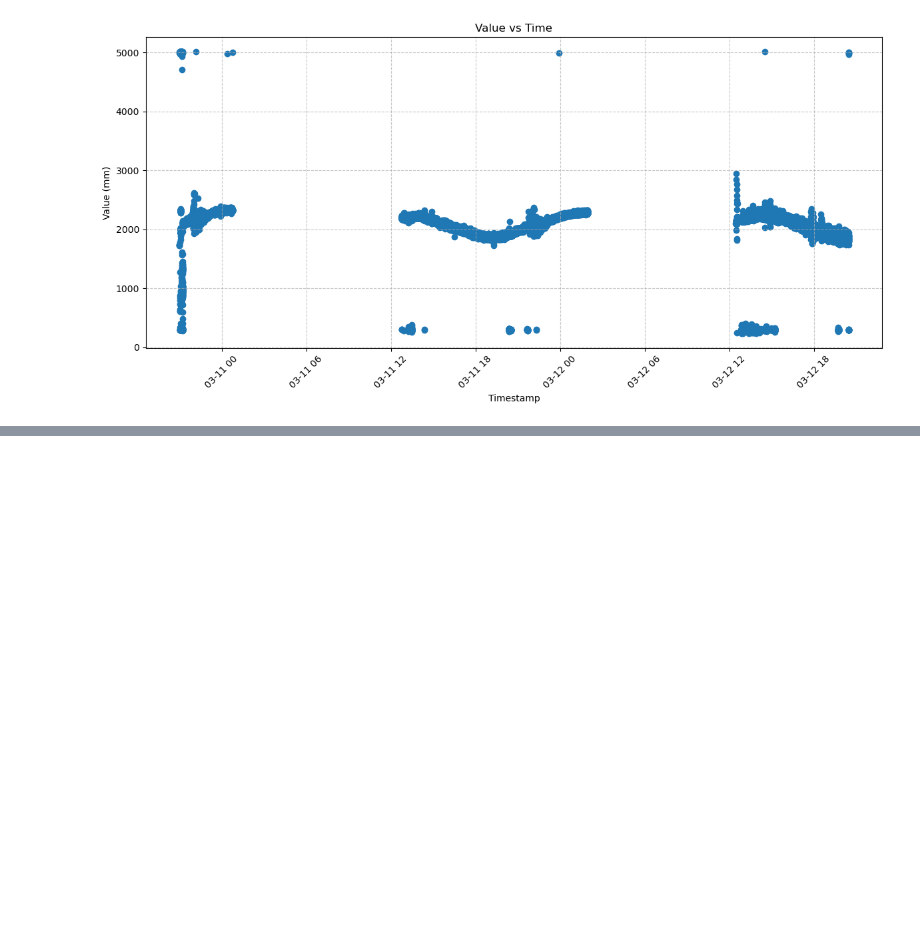
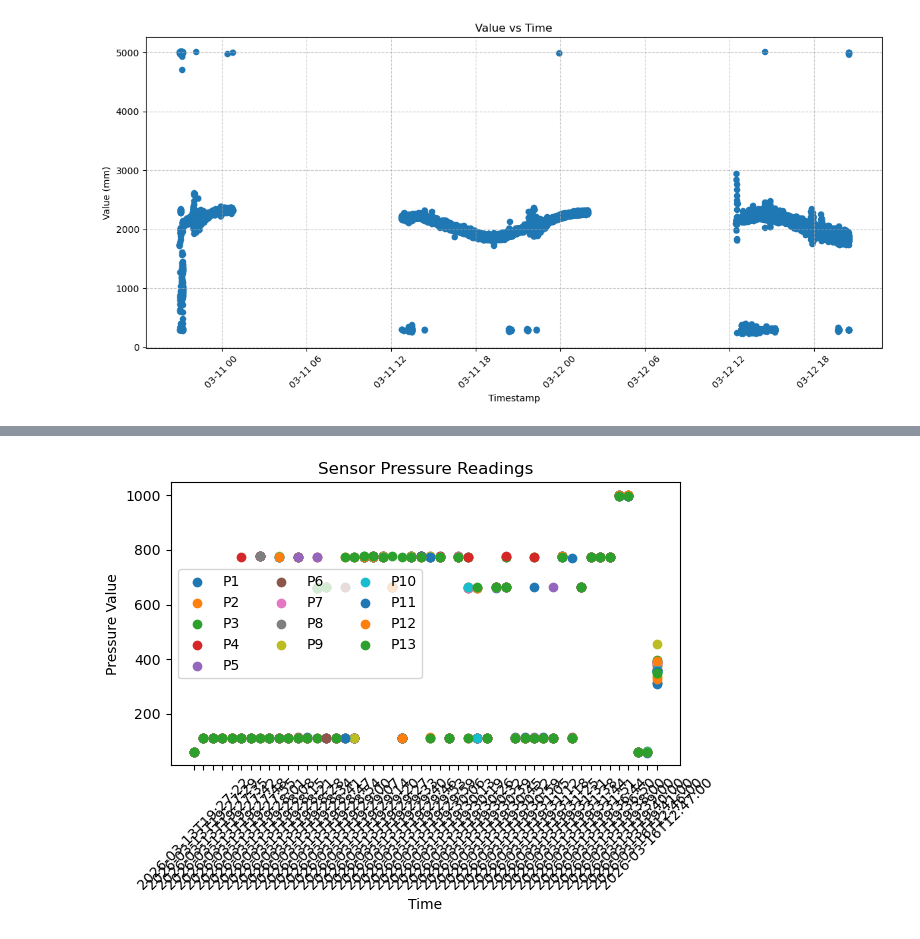
Before and after one commit to palomacartwright/bahamas-sea-level-sensors, a Jupyter notebook: data-first-look.ipynb, the cells around one changed output, grey strips where cells are left out. Drawn from its saved outputs; the diff is of its cells as text; code cells hidden in the pictures; blank space fills up the shorter version.

```diff
--- a/data-first-look.ipynb
+++ b/data-first-look.ipynb
@@ -43,3 +43,11 @@ plt.tight_layout()
 plt.show()
 # %% [output]
 [figure]
+# %%
+df2 = pd.read_csv(
+    'data-mar16.csv',
+    skiprows=1,
+    sep=',',
+    header=None,
+    names=['timestamp', 'P1', 'P2', 'P3', 'P4', 'P5', 'P6', 'P7', 'P8', 'P9', 'P10', 'P11', 'P12', 'P13' ]
+)
@@ -45,0 +63,14 @@ plt.show()
+# %%
+for col in df2.columns[1:]:
+    plt.scatter(df2["timestamp"], df2[col], marker='o', label=col)
+
+plt.xlabel("Time")
+plt.ylabel("Pressure Value")
+plt.title("Sensor Pressure Readings")
+plt.legend(ncol=3)
+plt.xticks(rotation=45)
+plt.tight_layout()
+
+plt.show()
+# %% [output]
+[figure, added]
```
Also changed, not shown: parts of 1 cell of this notebook, 10 other files.
